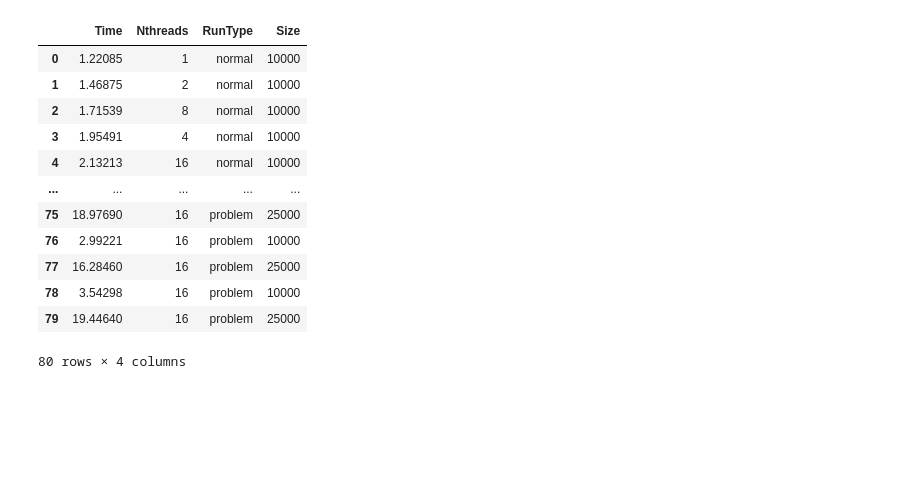
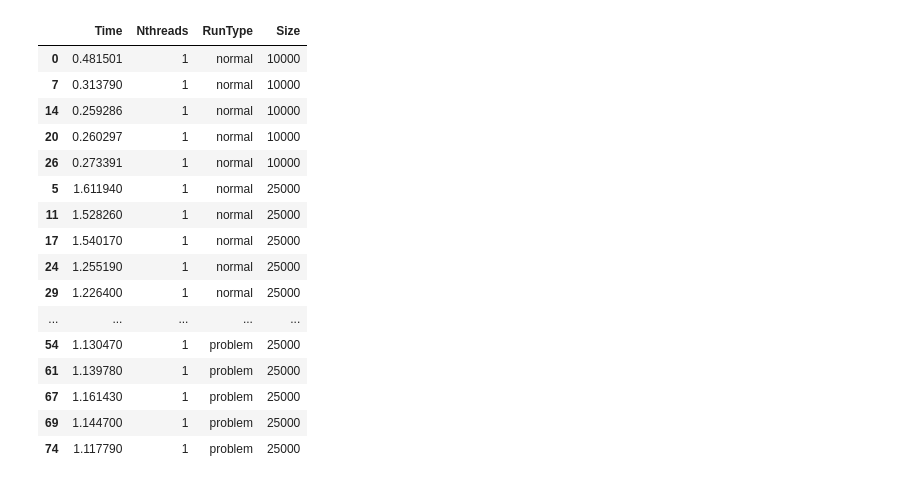
Before and after one commit to Arbuz-Nick/prac, a Jupyter notebook: sem8/mpi/Отчет/analytics.ipynb, the cells around one changed output. Drawn from its saved outputs; the diff is of its cells as text; code cells hidden in the pictures; blank space fills up the shorter version.

```diff
--- a/sem8/mpi/Отчет/analytics.ipynb
+++ b/sem8/mpi/Отчет/analytics.ipynb
@@ -4,22 +4,26 @@ import seaborn as sns
 import matplotlib.pyplot as plt
 # %%
 res = pd.read_csv("./../result_mpi_polus.csv", sep=';')
-# %%
-res
-# %% [output]
-|  | Time | Nthreads | RunType | Size |
-| 0 | 1.22085 | 1 | normal | 10000 |
-| 1 | 1.46875 | 2 | normal | 10000 |
-| 2 | 1.71539 | 8 | normal | 10000 |
-| 3 | 1.95491 | 4 | normal | 10000 |
-| 4 | 2.13213 | 16 | normal | 10000 |
-| ... | ... | ... | ... | ... |
-| 75 | 18.97690 | 16 | problem | 25000 |
-| 76 | 2.99221 | 16 | problem | 10000 |
-| 77 | 16.28460 | 16 | problem | 25000 |
-| 78 | 3.54298 | 16 | problem | 10000 |
-| 79 | 19.44640 | 16 | problem | 25000 |
-80 rows × 4 columns
+# %%
+res[res.Nthreads==1].sort_values(['RunType', 'Size'])
+# %% [output]
+|  | Time | Nthreads | RunType | Size |
+| 0 | 0.481501 | 1 | normal | 10000 |
+| 7 | 0.313790 | 1 | normal | 10000 |
+| 14 | 0.259286 | 1 | normal | 10000 |
+| 20 | 0.260297 | 1 | normal | 10000 |
+| 26 | 0.273391 | 1 | normal | 10000 |
+| 5 | 1.611940 | 1 | normal | 25000 |
+| 11 | 1.528260 | 1 | normal | 25000 |
+| 17 | 1.540170 | 1 | normal | 25000 |
+| 24 | 1.255190 | 1 | normal | 25000 |
+| 29 | 1.226400 | 1 | normal | 25000 |
+| ... | ... | ... | ... | ... |
+| 54 | 1.130470 | 1 | problem | 25000 |
+| 61 | 1.139780 | 1 | problem | 25000 |
+| 67 | 1.161430 | 1 | problem | 25000 |
+| 69 | 1.144700 | 1 | problem | 25000 |
+| 74 | 1.117790 | 1 | problem | 25000 |
 # %%
 p = res[res.RunType == 'problem'].drop(['RunType'], axis=1)
 # %%
```
Also changed, not shown: parts of 7 cells of this notebook, 3 other files.
